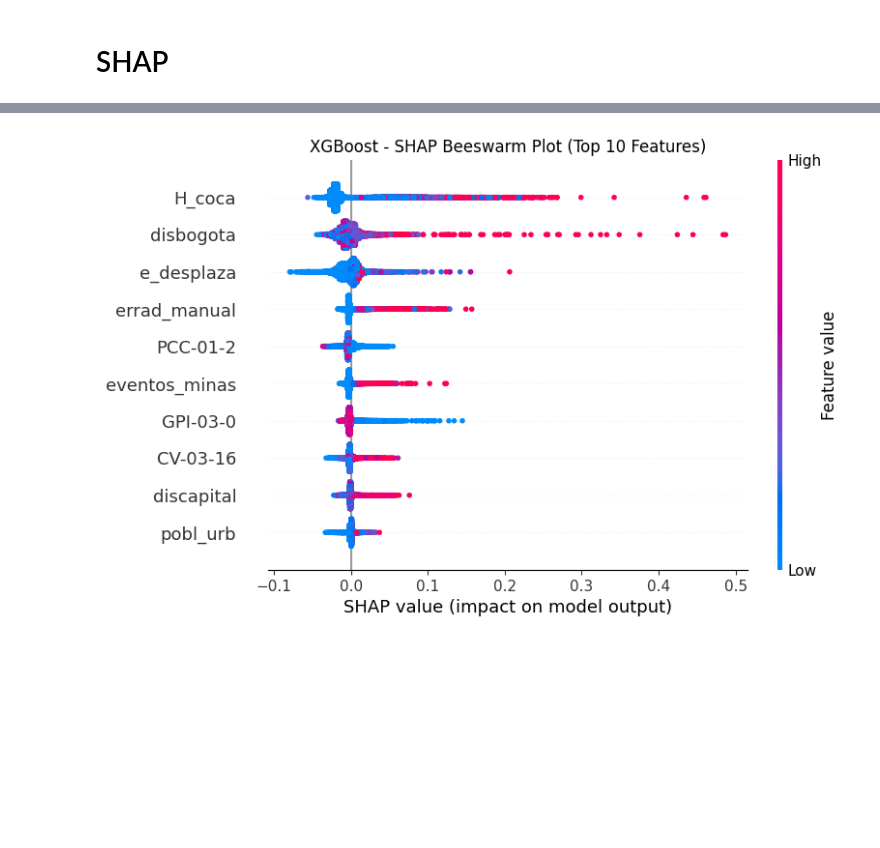
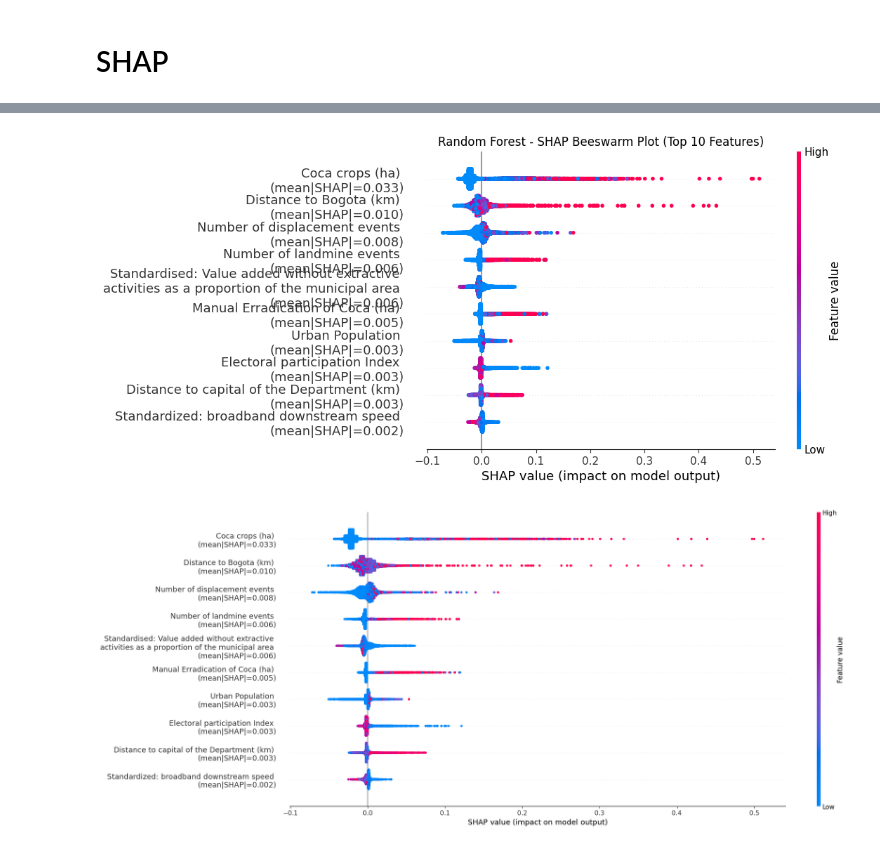
Before and after one commit to cpj97/MDS_thesis, a Jupyter notebook: Code/randomforest.ipynb, the cells around one changed output, grey strips where cells are left out. Drawn from its saved outputs; the diff is of its cells as text; code cells hidden in the pictures; blank space fills up the shorter version.

```diff
--- a/Code/randomforest.ipynb
+++ b/Code/randomforest.ipynb
@@ -212,7 +212,7 @@ for train_idx, test_idx in panel_split.split(X1, y):
                 results[(n_estimators, max_depth)] = []
 
             results[(n_estimators, max_depth)].append({
-                "MSE": mse, "RMSE": rmse, "MAE": mae, "R2_test": r2_test, "R2_train": r2_train, "Adj_R2_test": adj_r2_test, "Adj_R2_train": adj_r2_train
+                "MSE": mse, "RMSE": rmse, "MAE": mae, "R2_test": r2_test, "R2_train": r2_train
             })
 
 ### Compute Average Performance Across Folds
@@ -459,7 +388,7 @@ plt.show()
 # %%
 # 🔹 Compute SHAP Values for Feature Importance
 explainer = shap.TreeExplainer(best_model)
-shap_values = explainer(X1_train)
+shap_values = explainer(X1)
 
 # Compute mean absolute SHAP values for each feature
 shap_abs_mean = np.abs(shap_values.values).mean(axis=0)
@@ -476,7 +405,6 @@ shap_values_top10 = shap.Explanation(
     feature_names=[original_feature_names[i] for i in top_10_indices]  # Correct feature names
 )
 
-
 # Plot the bar chart without "other features"
 shap.plots.bar(shap_values_top10, show=False)
 plt.title("Random Forest - mena absolut SHAP values (Top 10 Features)")
@@ -488,9 +470,65 @@ Text(0.5, 1.0, 'XGBoost - mena absolut SHAP values (Top 10 Features)')
 # %%
 plt.figure(figsize=(16, 10))
 shap.plots.beeswarm(shap_values_top10, show=False)
-plt.title("XGBoost - SHAP Beeswarm Plot (Top 10 Features)")
+plt.title("Random Forest - SHAP Beeswarm Plot (Top 10 Features)")
 plt.show()
 # “For some observations with high values of H_coca, the model’s prediction of yearly forest loss per capita can be up to about 25% higher than the model’s baseline
 # prediction (once we convert the SHAP value from the log(1 + y) scale back to the original scale).”
 # %% [output]
-[figure, old version]
+[figure, new version]
+# %%
+import numpy as np
+import shap
+import matplotlib.pyplot as plt
+
+# 1. Dictionary to rename original features
+rename_dict = {
+    "H_coca": "Coca crops (ha)",
+    "disbogota": "Distance to Bogota (km)",
+    "PCC-01-2": "Standardised: Value added without extractive \nactivities as a proportion of the municipal area",
+    "errad_manual": "Manual Erradication of Coca (ha)",
+    "e_desplaza": "Number of displacement events",
+    "GPI-03-0": "Electoral participation Index",
+    "eventos_minas": "Number of landmine events",
+    "dismdo": "Distance to the nearest wholesale market (km)",
+    "discapital": "Distance to capital of the Department (km)",
+    "PCC-02-3a": "Standardised: Payload-distance (Ton-Km)",
+
+    "pobl_urb": "Urban Population",
+    "CTI-02-3": "Standardized: broadband downstream speed",
+}
+
+# 2. Original feature names (as passed to the model)
+original_feature_names = shap_values.feature_names  # or X.columns.tolist()
+
+# 3. Compute mean absolute SHAP values
+shap_abs_mean = np.abs(shap_values.values).mean(axis=0)
+
+# 4. Get indices of top 10 features by importance (descending)
+top_10_indices = np.argsort(shap_abs_mean)[-10:]
+mean_abs_shap = shap_abs_mean[top_10_indices]
+
+# 5. Rename features using the dictionary
+top_10_feature_names = [rename_dict.get(original_feature_names[i], original_feature_names[i]) for i in top_10_indices]
+
+# 6. Annotate names with mean SHAP values
+annotated_names = [
+    f"{name} \n(mean|SHAP|={mean_val:.3f})"
+    for name, mean_val in zip(top_10_feature_names, mean_abs_shap)
+]
+
+# 7. Create the Explanation object
+shap_values_top10 = shap.Explanation(
+    values=shap_values.values[:, top_10_indices],
+    base_values=shap_values.base_values,
+    data=shap_values.data[:, top_10_indices],
+    feature_names=annotated_names
+)
+
+# 9. Plot beeswarm chart
+shap.plots.beeswarm(shap_values_top10, plot_size=(20, 8), show=False)
+plt.title("")
+plt.tight_layout()
+plt.show()
+# %% [output]
+[figure, added]
```
Also changed, not shown: parts of 11 cells of this notebook, 1 other file.
